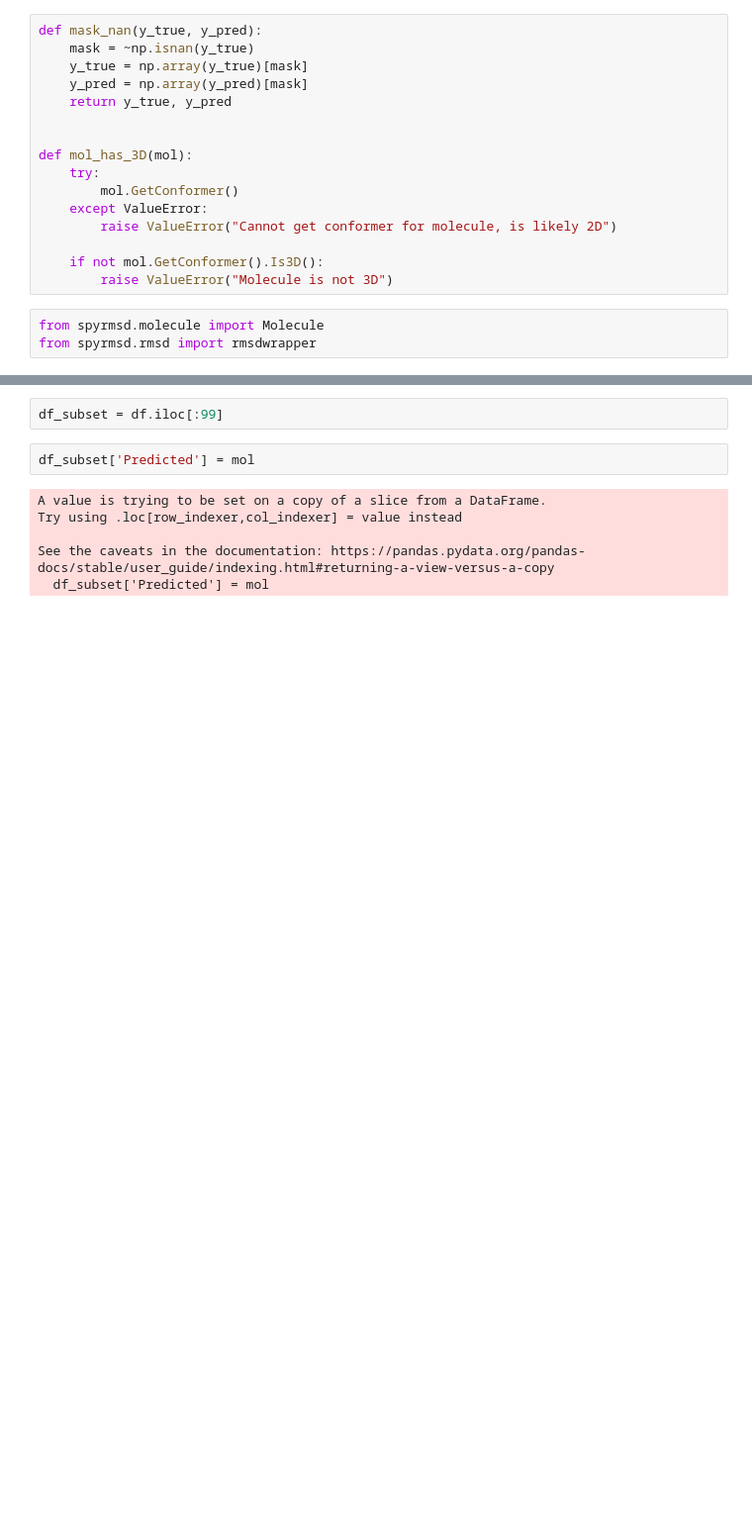
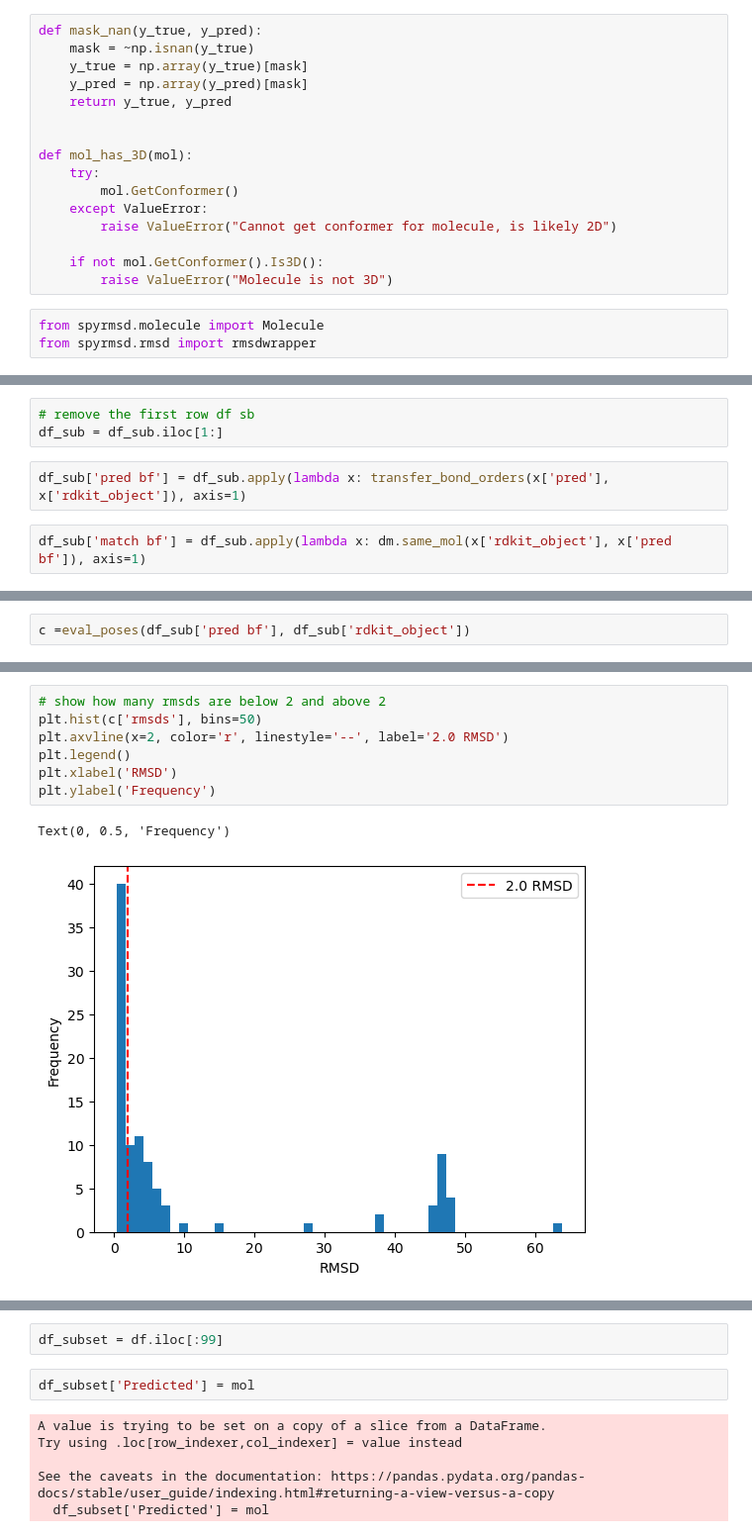
Before and after one commit to meyresearch/BoltzForPolaris, a Jupyter notebook: pred_test.ipynb, the cells around one changed output, grey strips where cells are left out. Shown at 99% size. Cells and saved outputs as stored; diff of their text form; blank space fills up the shorter version.

Commit message:
Bond Information Transfer from CXSMILES -> Mol and Boltz-1 Prediction Molecule.

```diff
--- a/pred_test.ipynb
+++ b/pred_test.ipynb
@@ -360,0 +529,7 @@ for i in range(99):
+# %%
+# remove the first row df sb
+df_sub = df_sub.iloc[1:]
+# %%
+df_sub['pred bf'] = df_sub.apply(lambda x: transfer_bond_orders(x['pred'], x['rdkit_object']), axis=1)
+# %%
+df_sub['match bf'] = df_sub.apply(lambda x: dm.same_mol(x['rdkit_object'], x['pred bf']), axis=1)
@@ -360,0 +561,2 @@ for i in range(99):
+# %%
+c =eval_poses(df_sub['pred bf'], df_sub['rdkit_object'])
@@ -360,0 +626,10 @@ for i in range(99):
+# %%
+# show how many rmsds are below 2 and above 2
+plt.hist(c['rmsds'], bins=50)
+plt.axvline(x=2, color='r', linestyle='--', label='2.0 RMSD')
+plt.legend()
+plt.xlabel('RMSD')
+plt.ylabel('Frequency')
+# %% [output]
+Text(0, 0.5, 'Frequency')
+[figure, added]
```
Also changed, not shown: parts of 55 cells of this notebook, 2 other files.
